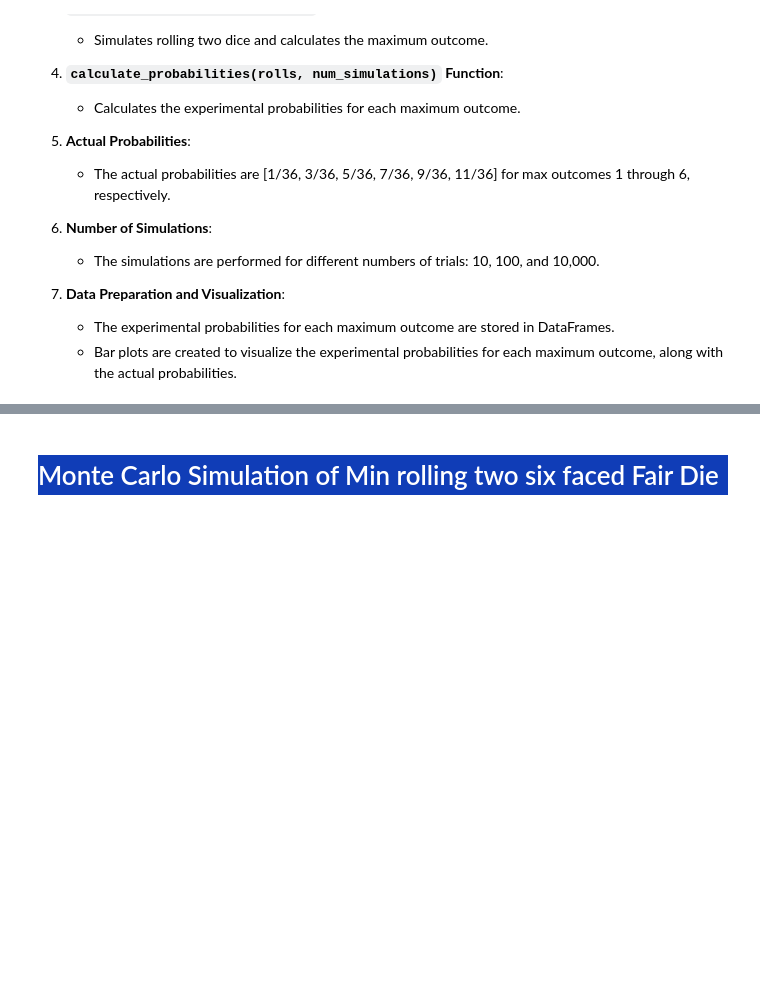
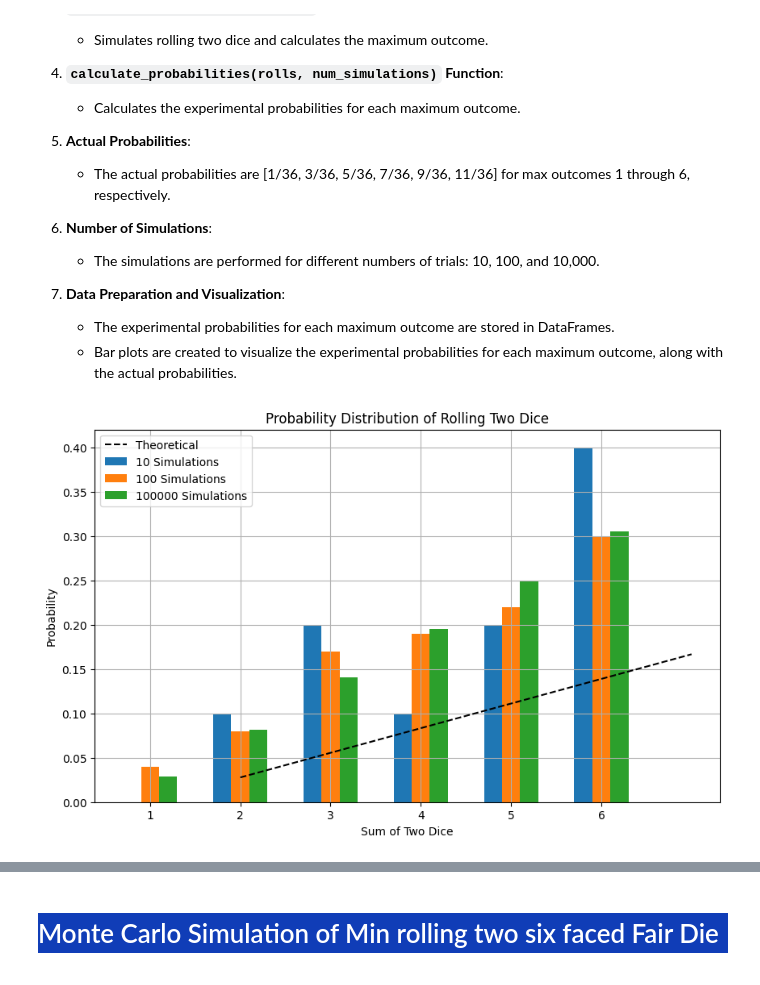
Before and after one commit to pk1308/Activity-2--stat-2, a Jupyter notebook: Activity3/Montecarlo.ipynb, the cells around one changed output, grey strips where cells are left out. Cells and saved outputs as stored; diff of their text form; code cells hidden in the pictures; blank space fills up the shorter version.

```diff
--- a/Activity3/Montecarlo.ipynb
+++ b/Activity3/Montecarlo.ipynb
@@ -291,9 +315,4 @@ result_df.columns
 # %%
-import random
-from collections import Counter
-import pandas as pd
-import matplotlib.pyplot as plt
-
 def roll_two_dice():
     """Simulates rolling two six-sided dice and returns their outcomes."""
     return random.randint(1, 6), random.randint(1, 6)
@@ -312,53 +331,71 @@ def calculate_probabilities(rolls, num_simulations):
     probabilities = {key: value / num_simulations for key, value in rolls.items()}
     return probabilities
 
-# Function to create DataFrame with specified columns
 def create_dataframe(rolls, num_simulations):
     """Creates a DataFrame with experimental probabilities for each maximum outcome."""
     probabilities = calculate_probabilities(rolls, num_simulations)
-    sample_space = list(range(2, 13))
-    theoretical_probabilities = [1/36, 2/36, 3/36, 4/36, 5/36, 6/36, 5/36, 4/36, 3/36, 2/36, 1/36]
+    sample_space = list(range(1, 7))
     df = pd.DataFrame({'Sample Space': sample_space,
-                       'Theoretical Probability': theoretical_probabilities,
                        f'Experimental Probability ({num_simulations} Simulations)': [probabilities.get(i, 0) for i in sample_space]})
     return df
 
 # Number of simulations
 num_simulations_list = [10, 100, 100000]
 
 # Empty list to store DataFrames
 dfs = []
 
 # Perform simulations, create DataFrame, and store in list
 for num_simulations in num_simulations_list:
     rolls = simulate_rolls(num_simulations)
     df = create_dataframe(rolls, num_simulations)
     dfs.append(df)
 
 # Concatenate DataFrames
 result_df = pd.concat(dfs, axis=1)
+output = result_df[['Sample Space', 'Experimental Probability (10 Simulations)',
+       'Experimental Probability (100 Simulations)', 'Experimental Probability (100000 Simulations)']].iloc[: , 2:]
+
+# Define theoretical probabilities
+theoretical_probabilities = pd.Series([1/36, 2/36, 3/36, 4/36, 5/36, 6/36])
+
+# Add theoretical probabilities to the output DataFrame
+output["theoretical probability"] = theoretical_probabilities
+
+# Reorder the columns
+output = output.reindex(columns=['Sample Space', 'theoretical probability',
+                                 'Experimental Probability (10 Simulations)',
+                                 'Experimental Probability (100 Simulations)',
+                                 'Experimental Probability (100000 Simulations)'])
 
 # Plotting
 plt.figure(figsize=(10, 6))
 
+# Define the width of each bar
 bar_width = 0.2
-for i, num_simulations in enumerate(num_simulations_list):
-    plt.bar(result_df['Sample Space'] + i * bar_width, result_df[f'Experimental Probability ({num_simulations} Simulations)'],
-            width=bar_width, label=f'{num_simulations} Simulations')
+
+# Set the positions for the bars
+bar_positions = np.arange(len(output['Sample Space']))
+
+# Plotting experimental probabilities
+plt.bar(bar_positions - bar_width, output['Experimental Probability (10 Simulations)'],
+        width=bar_width, label='10 Simulations')
+plt.bar(bar_positions, output['Experimental Probability (100 Simulations)'],
+        width=bar_width, label='100 Simulations')
+plt.bar(bar_positions + bar_width, output['Experimental Probability (100000 Simulations)'],
+        width=bar_width, label='100000 Simulations')
+
+# Plotting theoretical probabilities
+plt.plot(output['Sample Space'], output["theoretical probability"], '--', color='black', label='Theoretical')
 
 plt.xlabel('Sum of Two Dice')
 plt.ylabel('Probability')
-plt.title('Experimental Probability Distribution')
+plt.title('Probability Distribution of Rolling Two Dice')
+plt.xticks(bar_positions, output['Sample Space'])
 plt.legend()
 plt.grid(True)
-plt.xticks(result_df['Sample Space'] + bar_width * len(num_simulations_list) / 2, result_df['Sample Space'])
-
-# Plot theoretical probabilities as horizontal lines
-for i, num_simulations in enumerate(num_simulations_list):
-    theoretical_probs = result_df['Theoretical Probability']
-    plt.hlines(theoretical_probs, xmin=result_df['Sample Space'] - 0.1 + i * bar_width,
-               xmax=result_df['Sample Space'] + 0.1 + i * bar_width, colors='red', alpha=0.5)
 
 plt.show()
-
-print(result_df)
+output
+# %% [output]
+[figure, added]
```
Also changed, not shown: parts of 11 cells of this notebook.
